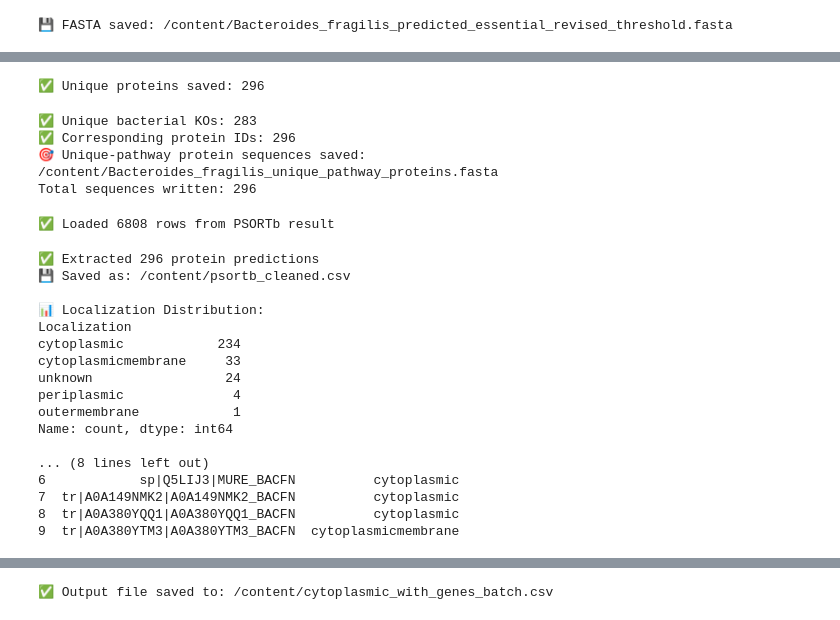
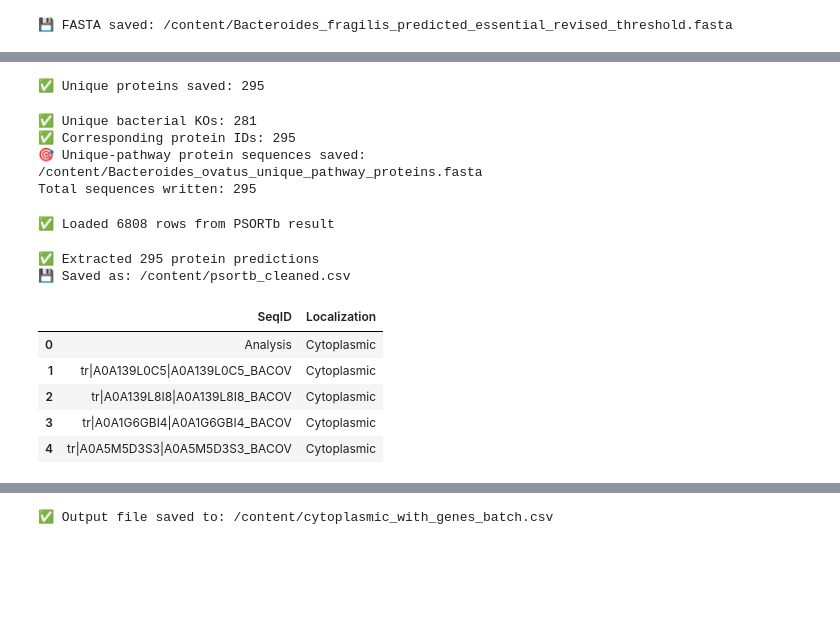
Before and after one commit to nibaskumar93n-debug/Morphoinformatics, a Jupyter notebook: Subtractive_genomic_analysis_was_applied_to_the_f_.ipynb, the cells around one changed output, grey strips where cells are left out. Drawn from its saved outputs; the diff is of its cells as text; code cells hidden in the pictures; blank space fills up the shorter version.

```diff
--- a/Subtractive_genomic_analysis_was_applied_to_the_f_.ipynb
+++ b/Subtractive_genomic_analysis_was_applied_to_the_f_.ipynb
@@ -354,7 +367,7 @@ print(summary_df)
 import pandas as pd
 
 # --- Load KAAS results (protein ↔ KO) ---
-kaas_df = pd.read_csv("/content/Kaas_bacteroides_fragilis.csv")
+kaas_df = pd.read_csv("/content/Kaas_bacteroides_ovatus.csv")
 
 # --- Load KO ↔ Pathway data (from your previous analysis) ---
 path_df = pd.read_csv("/content/KAAS_pathway_analysis.csv")
@@ -369,18 +382,18 @@ unique_kos = unique_df["KO"].unique()
 unique_proteins = kaas_df[kaas_df["KO"].isin(unique_kos)]
 
 # --- Save list of unique proteins ---
-unique_proteins.to_csv("/content/Bacteroides_fragilis_unique_pathway_proteins.csv", index=False)
+unique_proteins.to_csv("/content/Bacteroides_ovatus_unique_pathway_proteins.csv", index=False)
 print(f"✅ Unique proteins saved: {unique_proteins.shape[0]}")
 # %% [output]
-✅ Unique proteins saved: 296
+✅ Unique proteins saved: 295
 # %%
 from Bio import SeqIO
 import pandas as pd
 
 # --- INPUT FILES ---
-fasta_file = "/content/Bacteroides_fragilis_predicted_essential_revised_threshold.fasta"
+fasta_file = "/content/Bacteroides_ovatus_predicted_essential_revised_threshold.fasta"
 pathway_file = "/content/KAAS_pathway_analysis.csv"
-mapping_file = "/content/Kaas_bacteroides_fragilis.csv"
+mapping_file = "/content/Kaas_bacteroides_ovatus.csv"
 
 # --- LOAD DATA ---
 path_df = pd.read_csv(pathway_file)
@@ -399,7 +412,7 @@ print(f"✅ Unique bacterial KOs: {len(unique_kos)}")
 print(f"✅ Corresponding protein IDs: {len(unique_proteins)}")
 
 # --- FILTER FASTA ---
-output_fasta = "/content/Bacteroides_fragilis_unique_pathway_proteins.fasta"
+output_fasta = "/content/Bacteroides_ovatus_unique_pathway_proteins.fasta"
 count = 0
 
 with open(output_fasta, "w") as out_f:
@@ -411,10 +424,10 @@ with open(output_fasta, "w") as out_f:
 print(f"🎯 Unique-pathway protein sequences saved: {output_fasta}")
 print(f"Total sequences written: {count}")
 # %% [output]
-✅ Unique bacterial KOs: 283
-✅ Corresponding protein IDs: 296
-🎯 Unique-pathway protein sequences saved: /content/Bacteroides_fragilis_unique_pathway_proteins.fasta
-Total sequences written: 296
+✅ Unique bacterial KOs: 281
+✅ Corresponding protein IDs: 295
+🎯 Unique-pathway protein sequences saved: /content/Bacteroides_ovatus_unique_pathway_proteins.fasta
+Total sequences written: 295
 # %%
 import pandas as pd
 import re
@@ -431,76 +444,50 @@ print(f"✅ Loaded {len(df_raw)} rows from PSORTb result")
 import pandas as pd
 import re
 
-# Load your raw PSORTb results
-df_raw = pd.read_csv("/content/PSORTb_results.csv")
+# Load your raw PSORTb results (text in one column)
+df_raw = pd.read_csv("/content/PSORTb_results.csv")  # change filename if needed
 
 # Join all rows into one large text block
 content = "\n".join(df_raw.iloc[:,0].tolist())
 
 # Split by "SeqID:"
 entries = re.split(r"SeqID:", content)
 records = []
 
 for entry in entries:
     entry = entry.strip()
     if not entry:
         continue
 
     # Extract the sequence ID
     seq_match = re.search(r"^\s*(\S+)", entry)
 
     # Extract the final prediction localization
     loc_match = re.search(r"Final Prediction:\s*(\w+)", entry)
 
     if seq_match and loc_match:
         seqid = seq_match.group(1).strip()
         loc = loc_match.group(1).strip()
-
-        # ✅ Skip if SeqID is "Analysis" or other header text
-        if seqid.lower() not in ['analysis', 'seqid', 'results', 'psortb']:
-            records.append((seqid, loc))
+        records.append((seqid, loc))
 
 # Create a dataframe
 df = pd.DataFrame(records, columns=["SeqID", "Localization"])
-
-# ✅ Additional cleanup: Remove any rows where SeqID doesn't look like a protein ID
-# Protein IDs typically contain | or are alphanumeric
-df = df[df['SeqID'].str.contains(r'[A-Z0-9]', case=True)]
-
-# Normalize localization to lowercase
-df['Localization'] = df['Localization'].str.lower()
 
 # Save the cleaned file
 df.to_csv("/content/psortb_cleaned.csv", index=False)
 
 print(f"✅ Extracted {len(df)} protein predictions")
 print("💾 Saved as: /content/psortb_cleaned.csv")
-
-# Show distribution
-print("\n📊 Localization Distribution:")
-print(df['Localization'].value_counts())
-
-# Show first few rows
-print("\n🔬 Sample data:")
-print(df.head(10))
+df.head()
 # %% [output]
-✅ Extracted 296 protein predictions
+✅ Extracted 295 protein predictions
 💾 Saved as: /content/psortb_cleaned.csv
-
-📊 Localization Distribution:
-Localization
-cytoplasmic            234
-cytoplasmicmembrane     33
-unknown                 24
-periplasmic              4
-outermembrane            1
-Name: count, dtype: int64
-
-... (8 lines left out)
-6            sp|Q5LIJ3|MURE_BACFN          cytoplasmic
-7  tr|A0A149NMK2|A0A149NMK2_BACFN          cytoplasmic
-8  tr|A0A380YQQ1|A0A380YQQ1_BACFN          cytoplasmic
-9  tr|A0A380YTM3|A0A380YTM3_BACFN  cytoplasmicmembrane
+|  | SeqID | Localization |
+| 0 | Analysis | Cytoplasmic |
+| 1 | tr|A0A139L0C5|A0A139L0C5_BACOV | Cytoplasmic |
+| 2 | tr|A0A139L8I8|A0A139L8I8_BACOV | Cytoplasmic |
+| 3 | tr|A0A1G6GBI4|A0A1G6GBI4_BACOV | Cytoplasmic |
+| 4 | tr|A0A5M5D3S3|A0A5M5D3S3_BACOV | Cytoplasmic |
 # %%
 import pandas as pd
 
```
Also changed, not shown: parts of 11 cells of this notebook.
